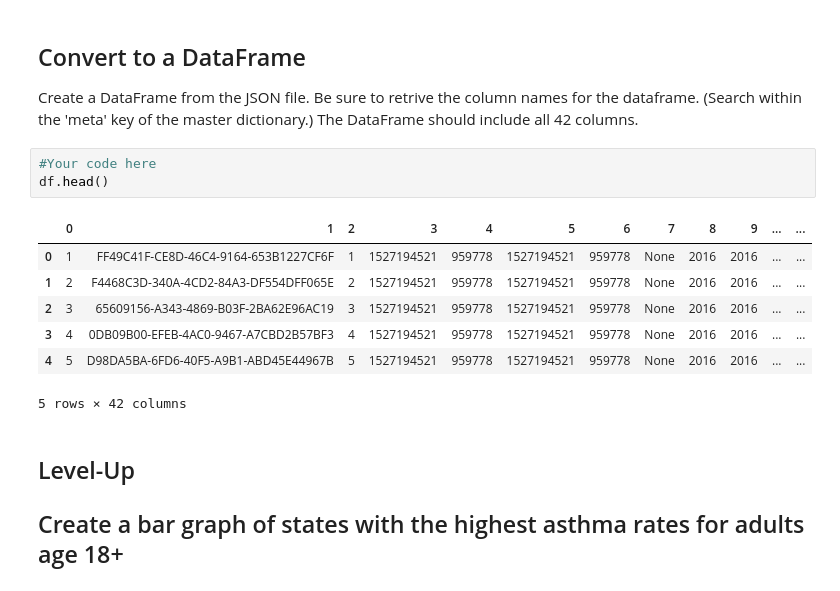
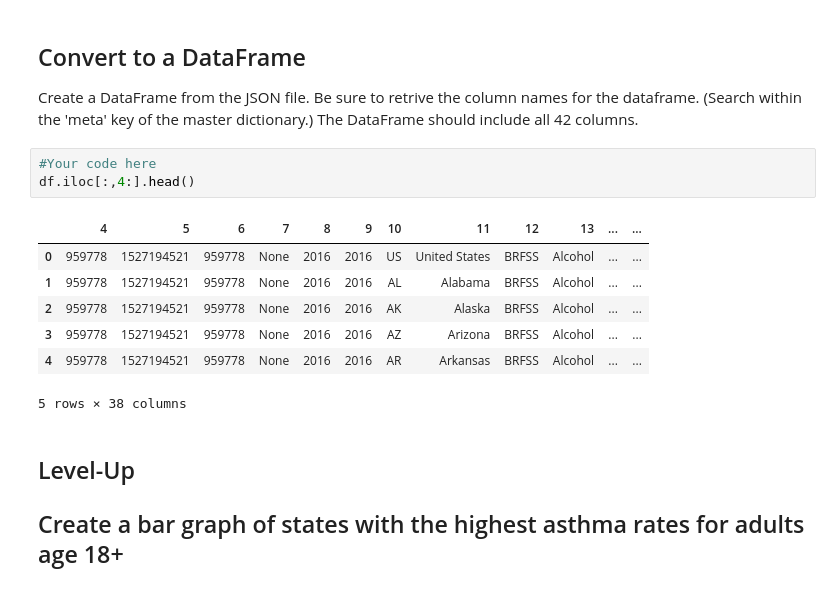
Before and after one commit to nsragow/dsc-exploring-and-transforming-json-schemas-lab-nyc-ds-career-042219, a Jupyter notebook: index.ipynb, the cells around one changed output. Saved outputs shown, nothing was run; the diff lists cells and outputs as text.

```diff
--- a/index.ipynb
+++ b/index.ipynb
@@ -54,15 +54,15 @@ df = pd.DataFrame(data["data"])
 Create a DataFrame from the JSON file. Be sure to retrive the column names for the dataframe. (Search within the 'meta' key of the master dictionary.) The DataFrame should include all 42 columns.
 # %%
 #Your code here
-df.head()
+df.iloc[:,4:].head()
 # %% [output]
-|  | 0 | 1 | 2 | 3 | 4 | 5 | 6 | 7 | 8 | 9 | ... | ... |
-| 0 | 1 | FF49C41F-CE8D-46C4-9164-653B1227CF6F | 1 | 1527194521 | 959778 | 1527194521 | 959778 | None | 2016 | 2016 | ... | ... |
-| 1 | 2 | F4468C3D-340A-4CD2-84A3-DF554DFF065E | 2 | 1527194521 | 959778 | 1527194521 | 959778 | None | 2016 | 2016 | ... | ... |
-| 2 | 3 | 65609156-A343-4869-B03F-2BA62E96AC19 | 3 | 1527194521 | 959778 | 1527194521 | 959778 | None | 2016 | 2016 | ... | ... |
-| 3 | 4 | 0DB09B00-EFEB-4AC0-9467-A7CBD2B57BF3 | 4 | 1527194521 | 959778 | 1527194521 | 959778 | None | 2016 | 2016 | ... | ... |
-| 4 | 5 | D98DA5BA-6FD6-40F5-A9B1-ABD45E44967B | 5 | 1527194521 | 959778 | 1527194521 | 959778 | None | 2016 | 2016 | ... | ... |
+|  | 4 | 5 | 6 | 7 | 8 | 9 | 10 | 11 | 12 | 13 | ... | ... |
+| 0 | 959778 | 1527194521 | 959778 | None | 2016 | 2016 | US | United States | BRFSS | Alcohol | ... | ... |
+| 1 | 959778 | 1527194521 | 959778 | None | 2016 | 2016 | AL | Alabama | BRFSS | Alcohol | ... | ... |
+| 2 | 959778 | 1527194521 | 959778 | None | 2016 | 2016 | AK | Alaska | BRFSS | Alcohol | ... | ... |
+| 3 | 959778 | 1527194521 | 959778 | None | 2016 | 2016 | AZ | Arizona | BRFSS | Alcohol | ... | ... |
+| 4 | 959778 | 1527194521 | 959778 | None | 2016 | 2016 | AR | Arkansas | BRFSS | Alcohol | ... | ... |
-5 rows × 42 columns
+5 rows × 38 columns
 # %% [markdown]
 ## Level-Up
 ## Create a bar graph of states with the highest asthma rates for adults age 18+
```
